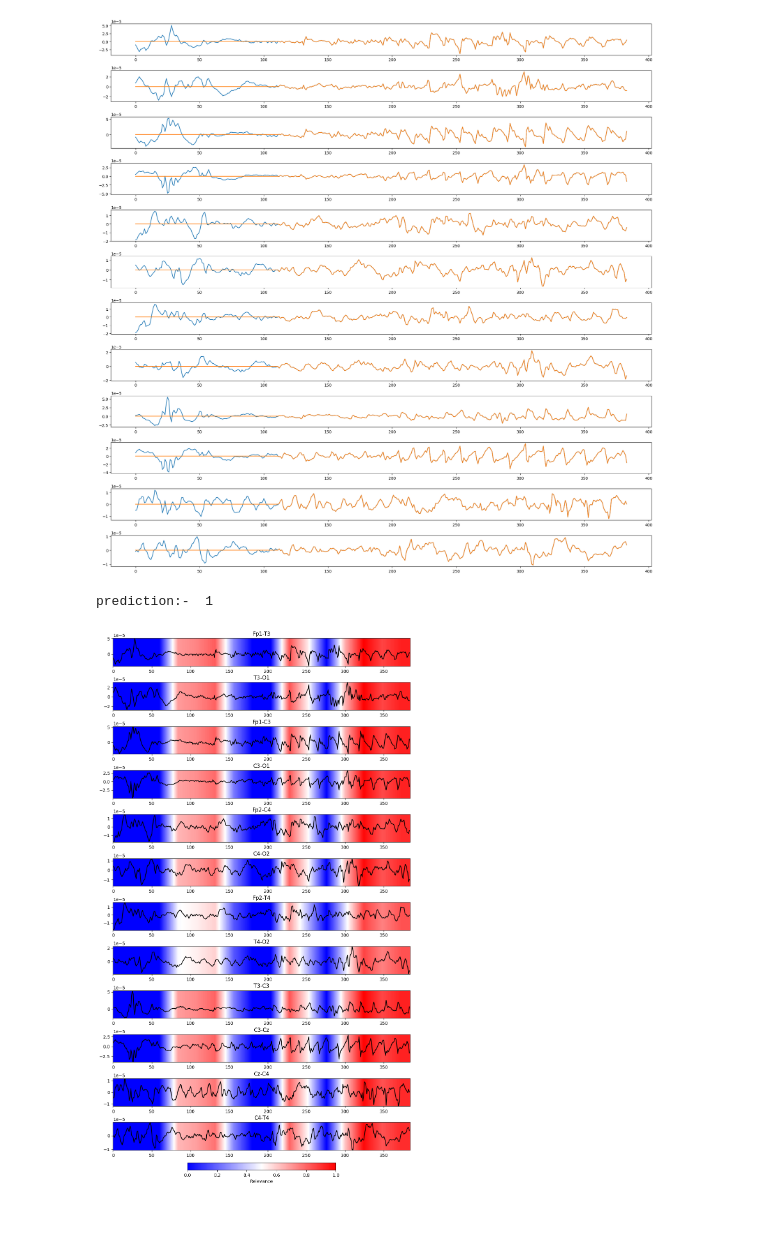
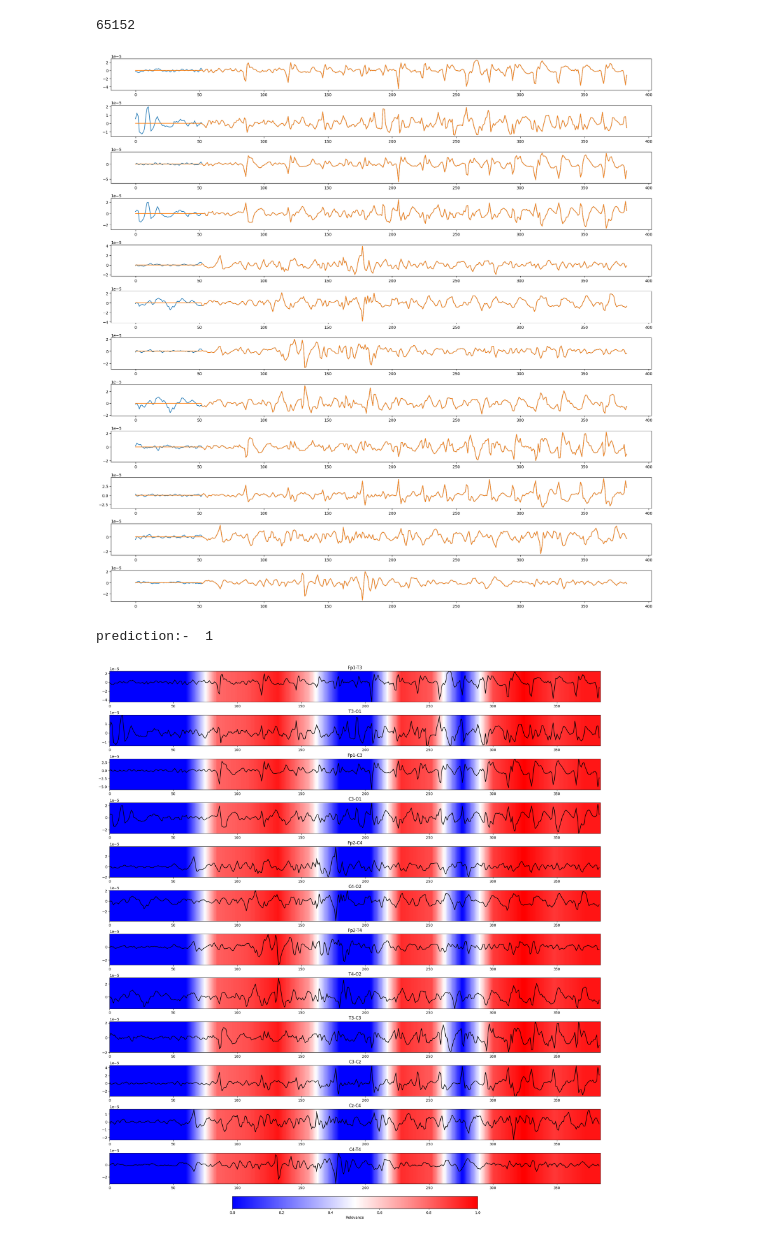
Before and after one commit to Dinuka-1999/BraiNeoCare, a Jupyter notebook: XAImodel.ipynb, the cells around one changed output. Saved outputs shown, nothing was run; the diff lists cells and outputs as text; code cells hidden in the pictures.

```diff
--- a/XAImodel.ipynb
+++ b/XAImodel.ipynb
@@ -28,5 +28,5 @@ For more information see: https://github.com/tensorflow/addons/issues/2807
 
   warnings.warn(
 # %%
-EEG,labels=rs.read_file("../BraiNeoCare/Datasets/zenodo_eeg/eeg9.edf",9)
+EEG,labels=rs.read_file("../BraiNeoCare/Datasets/zenodo_eeg/eeg19.edf",19)
 # %% [output]
@@ -41,4 +40,4 @@ NOTE: pick_channels() is a legacy function. New code should use inst.pick(...).
 # %%
-model = keras.models.load_model("./GAT_model_correct_4/cp_0053.ckpt/")
+model = keras.models.load_model("Saved_models/GAT_model_correct_4/cp_0053.ckpt")
 model.layers[-1].activation = None
 # %% [output]
@@ -114,54 +67,43 @@ prediction=np.repeat(prediction,384,axis=1)
-# %%
-channel_names=["Fp1-T3","T3-O1","Fp1-C3","C3-O1","Fp2-C4","C4-O2","Fp2-T4","T4-O2","T3-C3","C3-Cz","Cz-C4","C4-T4"]
-fig,ax=plt.subplots(13,1,figsize=(20,30))
-length=EEG.shape[1]
-EEG1=(EEG-mean)/std
-labels1=(labels-mean)/std
-ax[0].plot(prediction[0],color='g',linewidth=2)
-ax[0].set_title("Model Prediction - 1:Seizure, 0:Non-Seizure")
-ax[0].set_ylim(-0.1,1.1)
-ax[0].set_xlim(0,length)
-for r in range(12):
-    ax[r+1].plot(EEG1[r],color='k')
-    ax[r+1].plot(labels1[r],color='r')
-    im=ax[r+1].imshow(hmap[r].reshape(1,length),cmap='bwr',alpha=0.5,extent=[0,length,EEG1[r].min(),EEG1[r].max()],aspect='auto',vmax=1,vmin=0)
-    ax[r+1].set_title(channel_names[r])
-
-fig.tight_layout()
-cbar=fig.colorbar(im,ax=ax,orientation='horizontal',pad=0.02,shrink=0.5)
-cbar.set_label('Relevance')
-plt.show()
 # %%
 x_train=np.load('./Datasets/GAT/traindata.npy')
 # %%
 mean=x_train.mean()
 std=x_train.std()
+# %%
+2036*32
+# %% [output]
+65152
 # %%
 fig,ax=plt.subplots(12,1,figsize=(20,20))
+lb=65100
+ub=65100+384
 for r in range(12):
-    ax[r].plot(EEG[r][8400:8784])
-    ax[r].plot(labels[r][8400:8784])
+    ax[r].plot(EEG[r][lb:ub])
+    ax[r].plot(labels[r][lb:ub])
     # ax[r].set_title(channel_names[r])
 fig.tight_layout()
 plt.show()
 # %% [output]
-[figure, old version]
+[figure, new version]
 # %%
 channel_names=["Fp1-T3","T3-O1","Fp1-C3","C3-O1","Fp2-C4","C4-O2","Fp2-T4","T4-O2","T3-C3","C3-Cz","Cz-C4","C4-T4"]
 n=3
-x=PreprocesSignal(EEG[:,8400:8784],mean,std)
+lb=65100
+ub=65100+384
+x=PreprocesSignal(EEG[:,lb:ub],mean,std)
 h,p=GradCAM(x)
 print("prediction:- ",1 if p>=0.5 else 0)
+# print(h)
 resized_heatmap = cv.resize(h, (384,12), interpolation=cv.INTER_LINEAR)
-fig,ax=plt.subplots(12,1,figsize=(10,20))
+fig,ax=plt.subplots(12,1,figsize=(20,25))
 for r in range(12):
-    ax[r].plot(EEG[r,8400:8784],color='k')
-    im=ax[r].imshow(resized_heatmap[r].reshape(1,384),cmap='bwr',alpha=1,extent=[0,384,EEG[r,8400:8784].min(),EEG[r,8400:8784].max()],aspect='auto',vmax=1,vmin=0)
+    ax[r].plot(EEG[r,lb:ub],color='k')
+    im=ax[r].imshow(resized_heatmap[r].reshape(1,384),cmap='bwr',alpha=1,extent=[0,384,EEG[r,lb:ub].min(),EEG[r,lb:ub].max()],aspect='auto',vmax=1,vmin=0)
     ax[r].set_title(channel_names[r])
 fig.tight_layout()
 cbar=fig.colorbar(im,ax=ax,orientation='horizontal',pad=0.02,shrink=0.5)
 cbar.set_label('Relevance')
 plt.show()
 # %% [output]
 prediction:-  1
-[figure, old version]
+[figure, new version]
```
Also changed, not shown: parts of 6 cells of this notebook, 12 other files.
